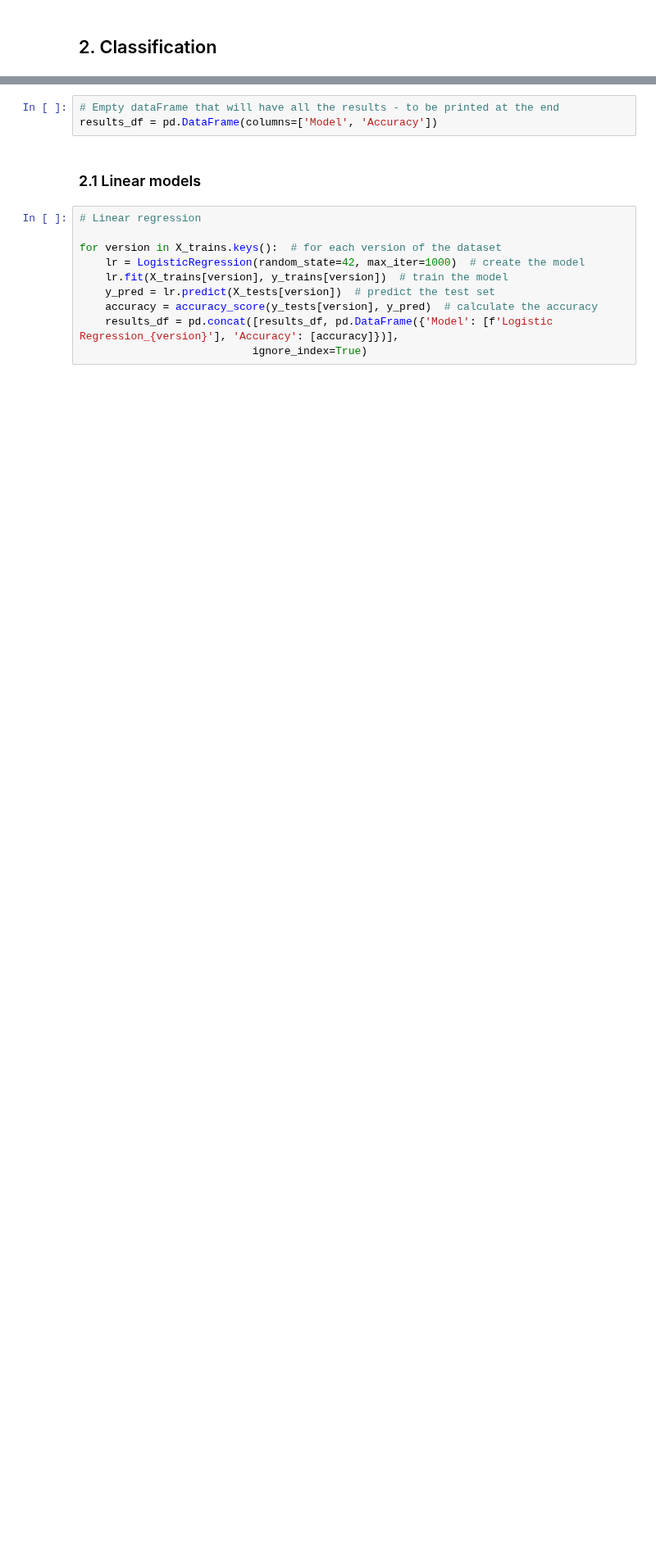
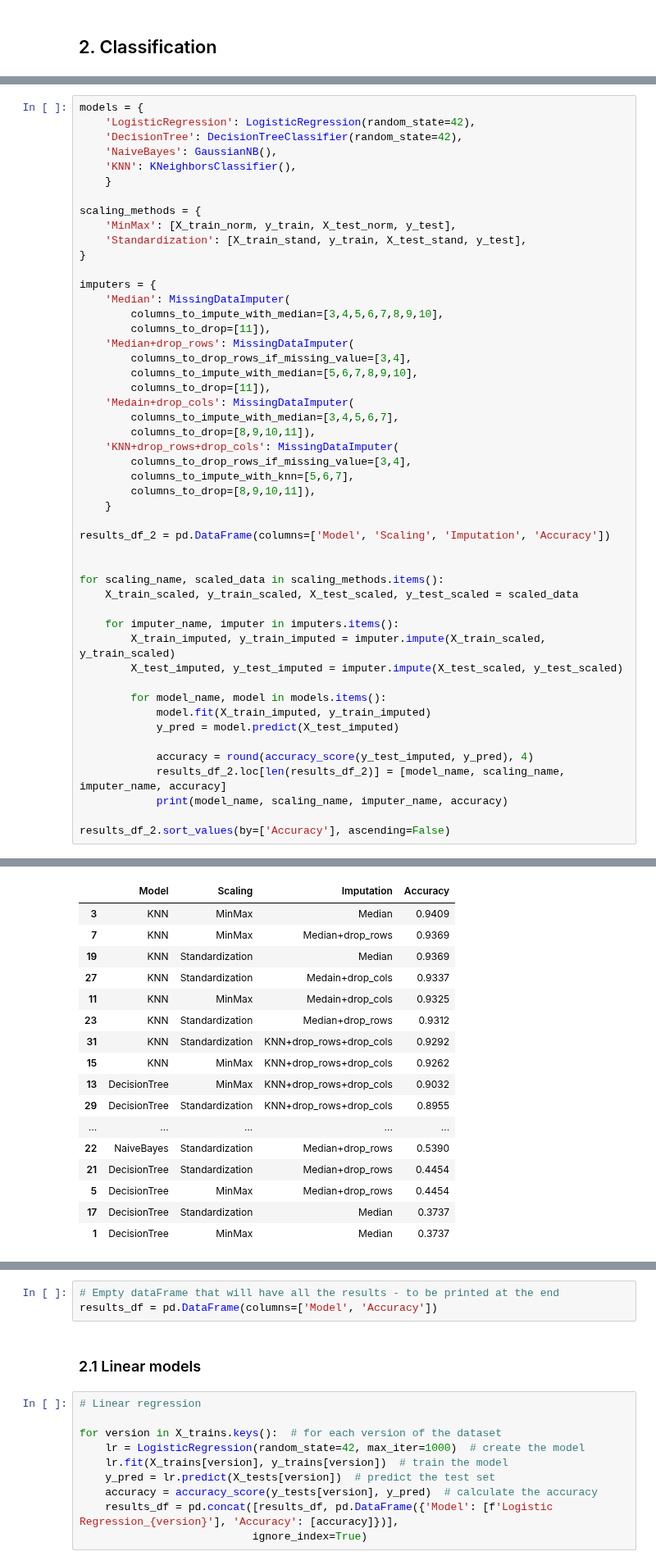
Before and after one commit to AntunesCSR/ML_Group_Projects, a Jupyter notebook: HA2/HA2.ipynb, the cells around one changed output, grey strips where cells are left out. Shown at 82% size. Cells and saved outputs as stored; diff of their text form; blank space fills up the shorter version.

Commit message:
test baseline models with different pre-processing methods

```diff
--- a/HA2/HA2.ipynb
+++ b/HA2/HA2.ipynb
@@ -308,0 +255,50 @@ y_tests = {key: values[3] for key, values in dataset_variants.items()}
+# %%
+models = {
+    'LogisticRegression': LogisticRegression(random_state=42),
+    'DecisionTree': DecisionTreeClassifier(random_state=42),
+    'NaiveBayes': GaussianNB(),
+    'KNN': KNeighborsClassifier(),
+    }
+
+scaling_methods = {
+    'MinMax': [X_train_norm, y_train, X_test_norm, y_test],
+    'Standardization': [X_train_stand, y_train, X_test_stand, y_test],
+}
+
+imputers = {
+    'Median': MissingDataImputer(
+        columns_to_impute_with_median=[3,4,5,6,7,8,9,10],
+        columns_to_drop=[11]),
+    'Median+drop_rows': MissingDataImputer(
+        columns_to_drop_rows_if_missing_value=[3,4],
+        columns_to_impute_with_median=[5,6,7,8,9,10],
+        columns_to_drop=[11]),
+    'Medain+drop_cols': MissingDataImputer(
+        columns_to_impute_with_median=[3,4,5,6,7],
+        columns_to_drop=[8,9,10,11]),
+    'KNN+drop_rows+drop_cols': MissingDataImputer(
+        columns_to_drop_rows_if_missing_value=[3,4],
+        columns_to_impute_with_knn=[5,6,7],
+        columns_to_drop=[8,9,10,11]),
+    }
+
+results_df_2 = pd.DataFrame(columns=['Model', 'Scaling', 'Imputation', 'Accuracy'])
+
+
+for scaling_name, scaled_data in scaling_methods.items():
+    X_train_scaled, y_train_scaled, X_test_scaled, y_test_scaled = scaled_data
+
+    for imputer_name, imputer in imputers.items():
+        X_train_imputed, y_train_imputed = imputer.impute(X_train_scaled, y_train_scaled)
+        X_test_imputed, y_test_imputed = imputer.impute(X_test_scaled, y_test_scaled)
+
+        for model_name, model in models.items():
+            model.fit(X_train_imputed, y_train_imputed)
+            y_pred = model.predict(X_test_imputed)
+
+            accuracy = round(accuracy_score(y_test_imputed, y_pred), 4)
+            results_df_2.loc[len(results_df_2)] = [model_name, scaling_name, imputer_name, accuracy]
+            print(model_name, scaling_name, imputer_name, accuracy)
+
+results_df_2.sort_values(by=['Accuracy'], ascending=False)
+# %% [output]
@@ -308,0 +322,17 @@ y_tests = {key: values[3] for key, values in dataset_variants.items()}
+|  | Model | Scaling | Imputation | Accuracy |
+| 3 | KNN | MinMax | Median | 0.9409 |
+| 7 | KNN | MinMax | Median+drop_rows | 0.9369 |
+| 19 | KNN | Standardization | Median | 0.9369 |
+| 27 | KNN | Standardization | Medain+drop_cols | 0.9337 |
+| 11 | KNN | MinMax | Medain+drop_cols | 0.9325 |
+| 23 | KNN | Standardization | Median+drop_rows | 0.9312 |
+| 31 | KNN | Standardization | KNN+drop_rows+drop_cols | 0.9292 |
+| 15 | KNN | MinMax | KNN+drop_rows+drop_cols | 0.9262 |
+| 13 | DecisionTree | MinMax | KNN+drop_rows+drop_cols | 0.9032 |
+| 29 | DecisionTree | Standardization | KNN+drop_rows+drop_cols | 0.8955 |
+| ... | ... | ... | ... | ... |
+| 22 | NaiveBayes | Standardization | Median+drop_rows | 0.5390 |
+| 21 | DecisionTree | Standardization | Median+drop_rows | 0.4454 |
+| 5 | DecisionTree | MinMax | Median+drop_rows | 0.4454 |
+| 17 | DecisionTree | Standardization | Median | 0.3737 |
+| 1 | DecisionTree | MinMax | Median | 0.3737 |
```
Also changed, not shown: parts of 16 cells of this notebook.
